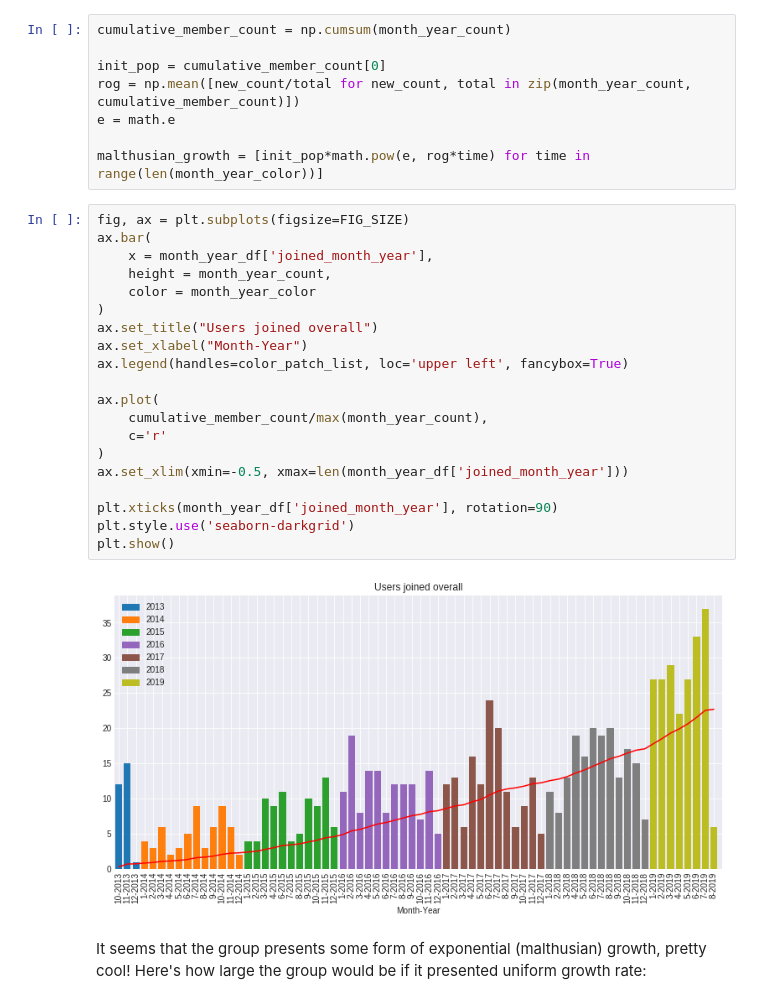
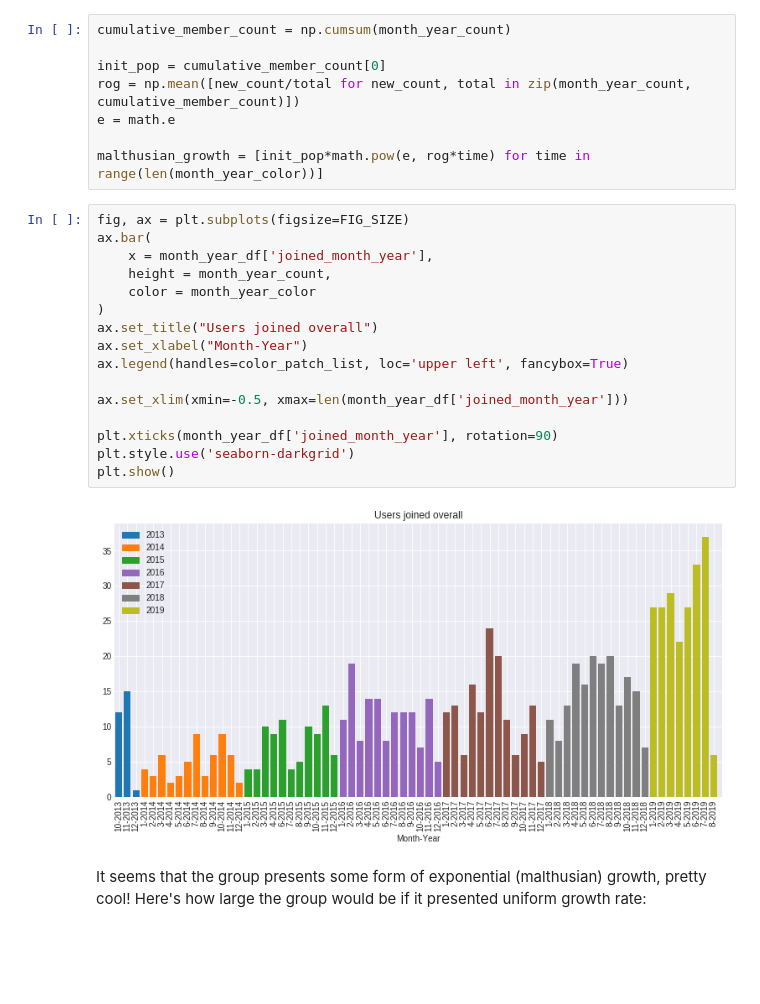
Before and after one commit to amaralcs/meetup_eda, a Jupyter notebook: user_eda.ipynb, the cells around one changed output. Drawn from its saved outputs; the diff is of its cells as text; blank space fills up the shorter version.

```diff
--- a/user_eda.ipynb
+++ b/user_eda.ipynb
@@ -152,25 +158,21 @@ malthusian_growth = [init_pop*math.pow(e, rog*time) for time in range(len(month_
 # %%
 fig, ax = plt.subplots(figsize=FIG_SIZE)
 ax.bar(
     x = month_year_df['joined_month_year'],
     height = month_year_count,
     color = month_year_color
 )
 ax.set_title("Users joined overall")
 ax.set_xlabel("Month-Year")
 ax.legend(handles=color_patch_list, loc='upper left', fancybox=True)
 
-ax.plot(
-    cumulative_member_count/max(month_year_count),
-    c='r'
-)
 ax.set_xlim(xmin=-0.5, xmax=len(month_year_df['joined_month_year']))
 
 plt.xticks(month_year_df['joined_month_year'], rotation=90)
 plt.style.use('seaborn-darkgrid')
 plt.show()
 # %% [output]
-[figure, old version]
+[figure, new version]
 # %% [markdown]
 It seems that the group presents some form of exponential (malthusian) growth, pretty cool!
 Here's how large the group would be if it presented uniform growth rate:
```
Also changed, not shown: parts of 11 cells of this notebook.
